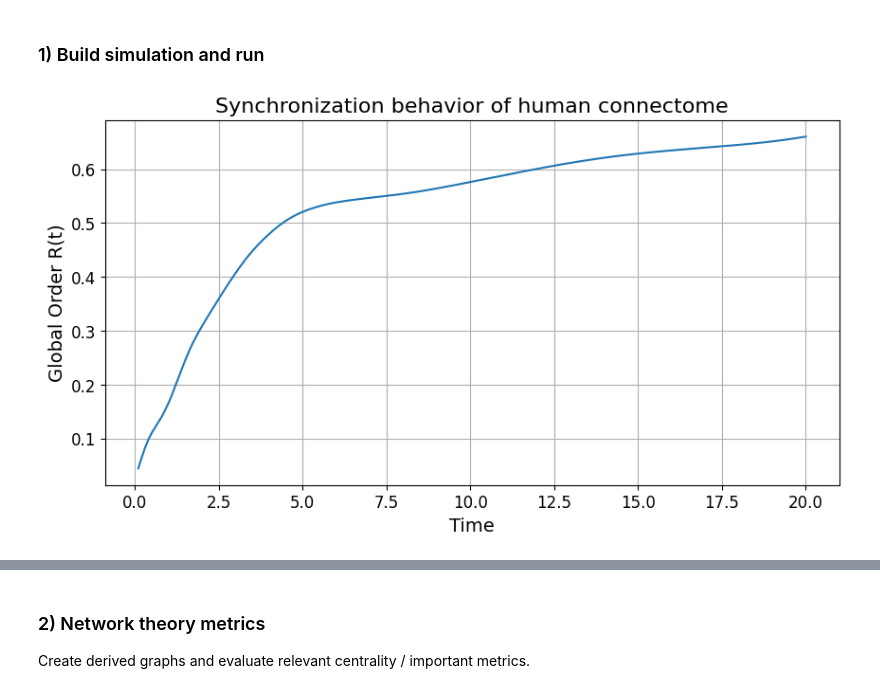
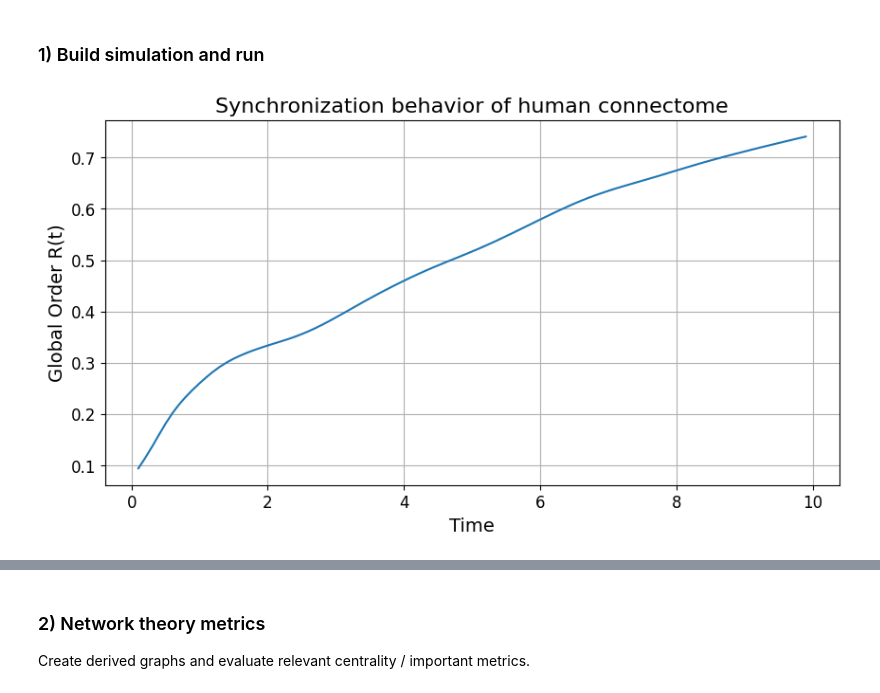
Before and after one commit to adamLastovka/KuramotoNeuralSimulations, a Jupyter notebook: Notebooks/08_brain_connectome_metrics.ipynb, the cells around one changed output, grey strips where cells are left out. Drawn from its saved outputs; the diff is of its cells as text; code cells hidden in the pictures.

```diff
--- a/Notebooks/08_brain_connectome_metrics.ipynb
+++ b/Notebooks/08_brain_connectome_metrics.ipynb
@@ -89,48 +91,47 @@ plt.show()
 ### 1) Build simulation and run
 # %%
 SEED = 42
-
-K = 4
-
-T_END = 20.0
+T_END = 10.0
 dt = 0.1
-
 RNG = np.random.default_rng(SEED)
-
 N = A_density.shape[0]
 
-
+K_BASE = 4.0
+INIT_THETA = InitThetaConfig(mode="vonmises", mu=0.0, gamma=0.2)
+INIT_OMEGA = InitOmegaConfig(mode="normal", mu=0.0, sigma=0.5)
 
 cfg = SimulationConfig(
     coupling=CouplingConfig(
-        K_matrix=A_density * K,
+        K_matrix=A_density*K_BASE,
     ),
-    initial_theta=InitThetaConfig(mode="uniform"),
-    initial_omega=InitOmegaConfig(mode="normal", mu=0.0, sigma=0.3),
+    initial_theta=INIT_THETA,
+    initial_omega=INIT_OMEGA,
     seed=SEED,
 )
 
 sim = build_simulation(config=cfg, rng=np.random.default_rng(SEED))
 
 grid_shape = sim.grid.shape
 
 # Run base simulation
 res_base = sim.run((0, T_END), dt, rng=RNG)
 
 # Postprocess
 R_list, _ = get_R(res_base['theta'])
 
 K_eff_avg = avg_effective_coupling(sim.results["theta"], sim.coupling.K)
 G_eff = create_cortical_graph(K_eff_avg, omega=sim.params.omega)
 
 C_avg = functional_connectivity(sim.results["theta"], dt=dt)
 G_C_avg = create_cortical_graph(C_avg, omega=sim.params.omega)
 
 fig,ax = plt.subplots(figsize=(10,5))
 ax.plot(res_base['ts'], R_list, linewidth=1.5)
 ax.set_xlabel("Time")
 ax.set_ylabel("Global Order R(t)")
 ax.set_title("Synchronization behavior of human connectome")
 ax.grid(True)
+
+fig, ax = plt.subplots(1,2, figsize=(10, 5))
 # %% [output]
-[figure, old version]
+[figure, new version]
```
Also changed, not shown: parts of 8 cells of this notebook, 4 other files.
